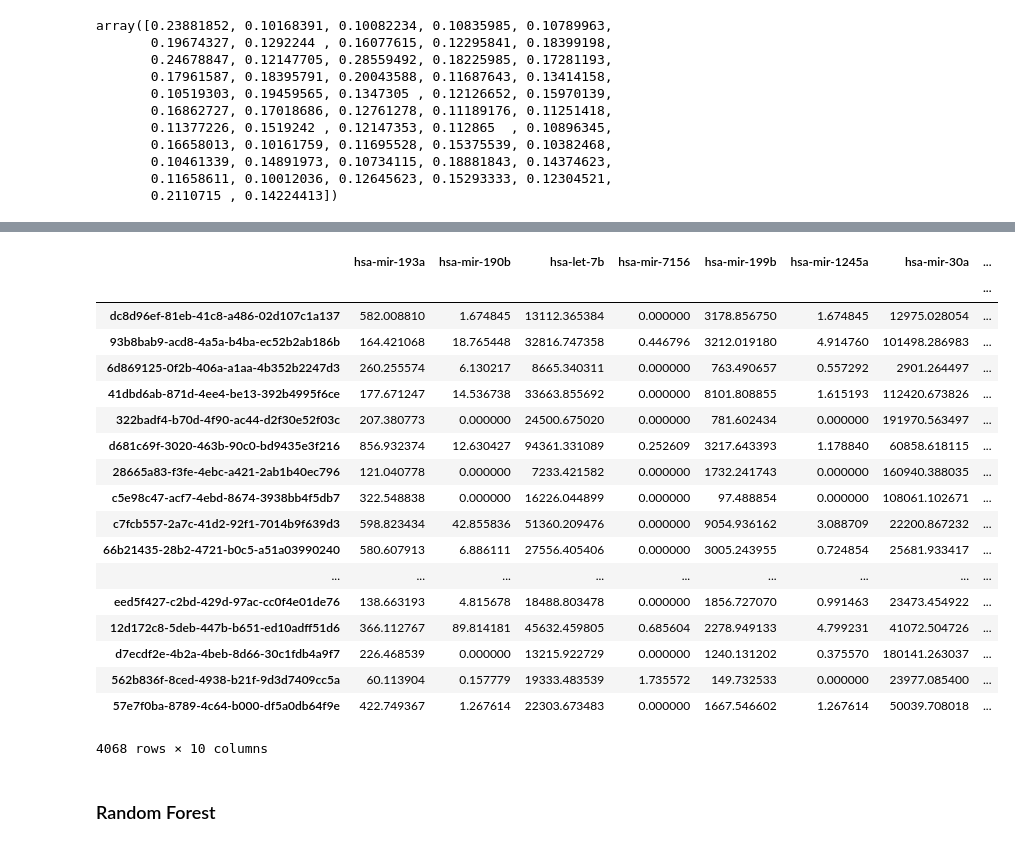
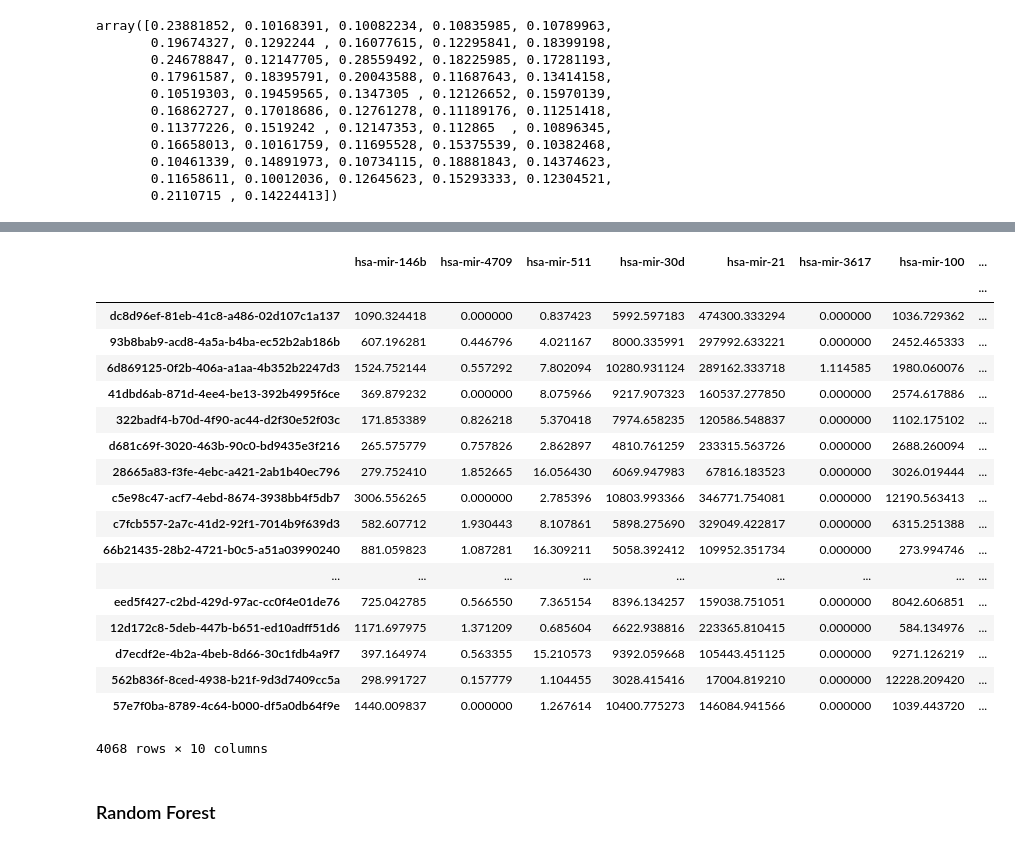
Before and after one commit to surajsakaram/Capstone, a Jupyter notebook: code/03_Modeling.ipynb, the cells around one changed output, grey strips where cells are left out. Drawn from its saved outputs; the diff is of its cells as text; code cells hidden in the pictures.

```diff
--- a/code/03_Modeling.ipynb
+++ b/code/03_Modeling.ipynb
@@ -210,26 +209,26 @@ masks = []
 for i in range(len(lr.coef_)):
     masks.append(np.argsort(lr.coef_[i])[:-11:-1])
 # %%
-df.iloc[:, masks[0]]
+df.iloc[:, masks[1]]
 # %% [output]
-|  | hsa-mir-193a | hsa-mir-190b | hsa-let-7b | hsa-mir-7156 | hsa-mir-199b | hsa-mir-1245a | hsa-mir-30a | ... |
+|  | hsa-mir-146b | hsa-mir-4709 | hsa-mir-511 | hsa-mir-30d | hsa-mir-21 | hsa-mir-3617 | hsa-mir-100 | ... |
 |  |  |  |  |  |  |  |  | ... |
-| dc8d96ef-81eb-41c8-a486-02d107c1a137 | 582.008810 | 1.674845 | 13112.365384 | 0.000000 | 3178.856750 | 1.674845 | 12975.028054 | ... |
-| 93b8bab9-acd8-4a5a-b4ba-ec52b2ab186b | 164.421068 | 18.765448 | 32816.747358 | 0.446796 | 3212.019180 | 4.914760 | 101498.286983 | ... |
-| 6d869125-0f2b-406a-a1aa-4b352b2247d3 | 260.255574 | 6.130217 | 8665.340311 | 0.000000 | 763.490657 | 0.557292 | 2901.264497 | ... |
-| 41dbd6ab-871d-4ee4-be13-392b4995f6ce | 177.671247 | 14.536738 | 33663.855692 | 0.000000 | 8101.808855 | 1.615193 | 112420.673826 | ... |
-| 322badf4-b70d-4f90-ac44-d2f30e52f03c | 207.380773 | 0.000000 | 24500.675020 | 0.000000 | 781.602434 | 0.000000 | 191970.563497 | ... |
-| d681c69f-3020-463b-90c0-bd9435e3f216 | 856.932374 | 12.630427 | 94361.331089 | 0.252609 | 3217.643393 | 1.178840 | 60858.618115 | ... |
-| 28665a83-f3fe-4ebc-a421-2ab1b40ec796 | 121.040778 | 0.000000 | 7233.421582 | 0.000000 | 1732.241743 | 0.000000 | 160940.388035 | ... |
-| c5e98c47-acf7-4ebd-8674-3938bb4f5db7 | 322.548838 | 0.000000 | 16226.044899 | 0.000000 | 97.488854 | 0.000000 | 108061.102671 | ... |
-| c7fcb557-2a7c-41d2-92f1-7014b9f639d3 | 598.823434 | 42.855836 | 51360.209476 | 0.000000 | 9054.936162 | 3.088709 | 22200.867232 | ... |
-| 66b21435-28b2-4721-b0c5-a51a03990240 | 580.607913 | 6.886111 | 27556.405406 | 0.000000 | 3005.243955 | 0.724854 | 25681.933417 | ... |
+| dc8d96ef-81eb-41c8-a486-02d107c1a137 | 1090.324418 | 0.000000 | 0.837423 | 5992.597183 | 474300.333294 | 0.000000 | 1036.729362 | ... |
+| 93b8bab9-acd8-4a5a-b4ba-ec52b2ab186b | 607.196281 | 0.446796 | 4.021167 | 8000.335991 | 297992.633221 | 0.000000 | 2452.465333 | ... |
+| 6d869125-0f2b-406a-a1aa-4b352b2247d3 | 1524.752144 | 0.557292 | 7.802094 | 10280.931124 | 289162.333718 | 1.114585 | 1980.060076 | ... |
+| 41dbd6ab-871d-4ee4-be13-392b4995f6ce | 369.879232 | 0.000000 | 8.075966 | 9217.907323 | 160537.277850 | 0.000000 | 2574.617886 | ... |
+| 322badf4-b70d-4f90-ac44-d2f30e52f03c | 171.853389 | 0.826218 | 5.370418 | 7974.658235 | 120586.548837 | 0.000000 | 1102.175102 | ... |
+| d681c69f-3020-463b-90c0-bd9435e3f216 | 265.575779 | 0.757826 | 2.862897 | 4810.761259 | 233315.563726 | 0.000000 | 2688.260094 | ... |
+| 28665a83-f3fe-4ebc-a421-2ab1b40ec796 | 279.752410 | 1.852665 | 16.056430 | 6069.947983 | 67816.183523 | 0.000000 | 3026.019444 | ... |
+| c5e98c47-acf7-4ebd-8674-3938bb4f5db7 | 3006.556265 | 0.000000 | 2.785396 | 10803.993366 | 346771.754081 | 0.000000 | 12190.563413 | ... |
+| c7fcb557-2a7c-41d2-92f1-7014b9f639d3 | 582.607712 | 1.930443 | 8.107861 | 5898.275690 | 329049.422817 | 0.000000 | 6315.251388 | ... |
+| 66b21435-28b2-4721-b0c5-a51a03990240 | 881.059823 | 1.087281 | 16.309211 | 5058.392412 | 109952.351734 | 0.000000 | 273.994746 | ... |
 | ... | ... | ... | ... | ... | ... | ... | ... | ... |
-| eed5f427-c2bd-429d-97ac-cc0f4e01de76 | 138.663193 | 4.815678 | 18488.803478 | 0.000000 | 1856.727070 | 0.991463 | 23473.454922 | ... |
-| 12d172c8-5deb-447b-b651-ed10adff51d6 | 366.112767 | 89.814181 | 45632.459805 | 0.685604 | 2278.949133 | 4.799231 | 41072.504726 | ... |
-| d7ecdf2e-4b2a-4beb-8d66-30c1fdb4a9f7 | 226.468539 | 0.000000 | 13215.922729 | 0.000000 | 1240.131202 | 0.375570 | 180141.263037 | ... |
-| 562b836f-8ced-4938-b21f-9d3d7409cc5a | 60.113904 | 0.157779 | 19333.483539 | 1.735572 | 149.732533 | 0.000000 | 23977.085400 | ... |
-| 57e7f0ba-8789-4c64-b000-df5a0db64f9e | 422.749367 | 1.267614 | 22303.673483 | 0.000000 | 1667.546602 | 1.267614 | 50039.708018 | ... |
+| eed5f427-c2bd-429d-97ac-cc0f4e01de76 | 725.042785 | 0.566550 | 7.365154 | 8396.134257 | 159038.751051 | 0.000000 | 8042.606851 | ... |
+| 12d172c8-5deb-447b-b651-ed10adff51d6 | 1171.697975 | 1.371209 | 0.685604 | 6622.938816 | 223365.810415 | 0.000000 | 584.134976 | ... |
+| d7ecdf2e-4b2a-4beb-8d66-30c1fdb4a9f7 | 397.164974 | 0.563355 | 15.210573 | 9392.059668 | 105443.451125 | 0.000000 | 9271.126219 | ... |
+| 562b836f-8ced-4938-b21f-9d3d7409cc5a | 298.991727 | 0.157779 | 1.104455 | 3028.415416 | 17004.819210 | 0.000000 | 12228.209420 | ... |
+| 57e7f0ba-8789-4c64-b000-df5a0db64f9e | 1440.009837 | 0.000000 | 1.267614 | 10400.775273 | 146084.941566 | 0.000000 | 1039.443720 | ... |
 4068 rows × 10 columns
 # %% [markdown]
 ### Random Forest
```
Also changed, not shown: parts of 20 cells of this notebook, 4 other files.
